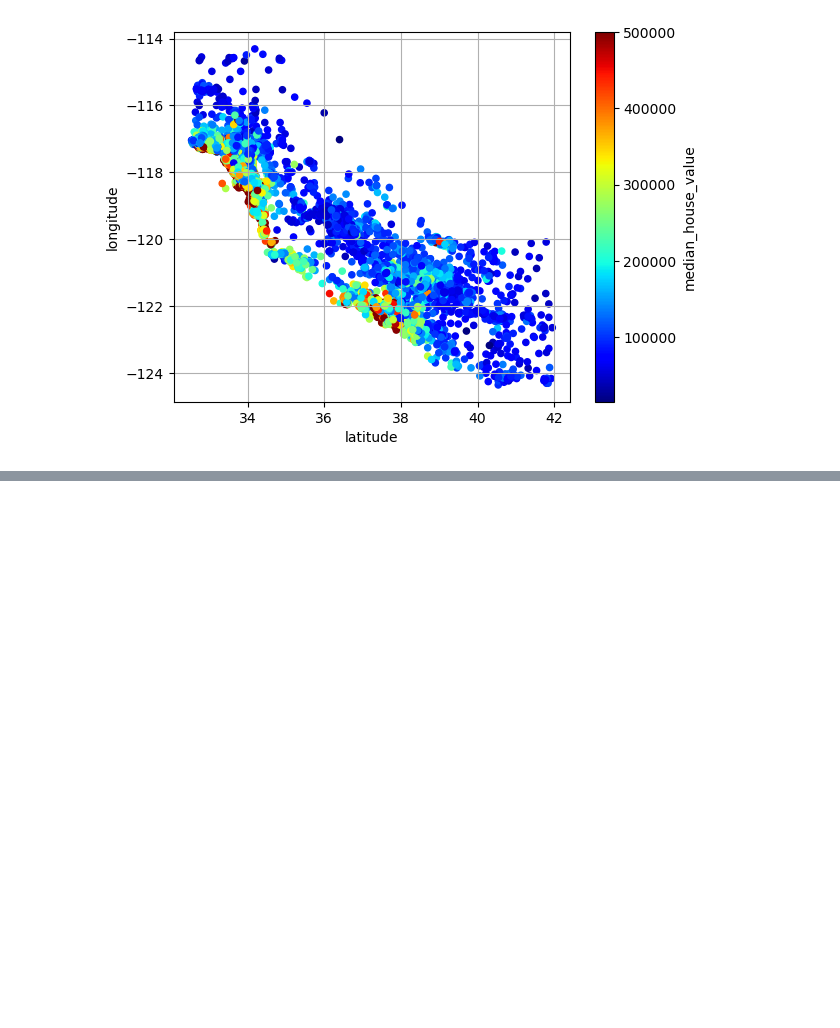
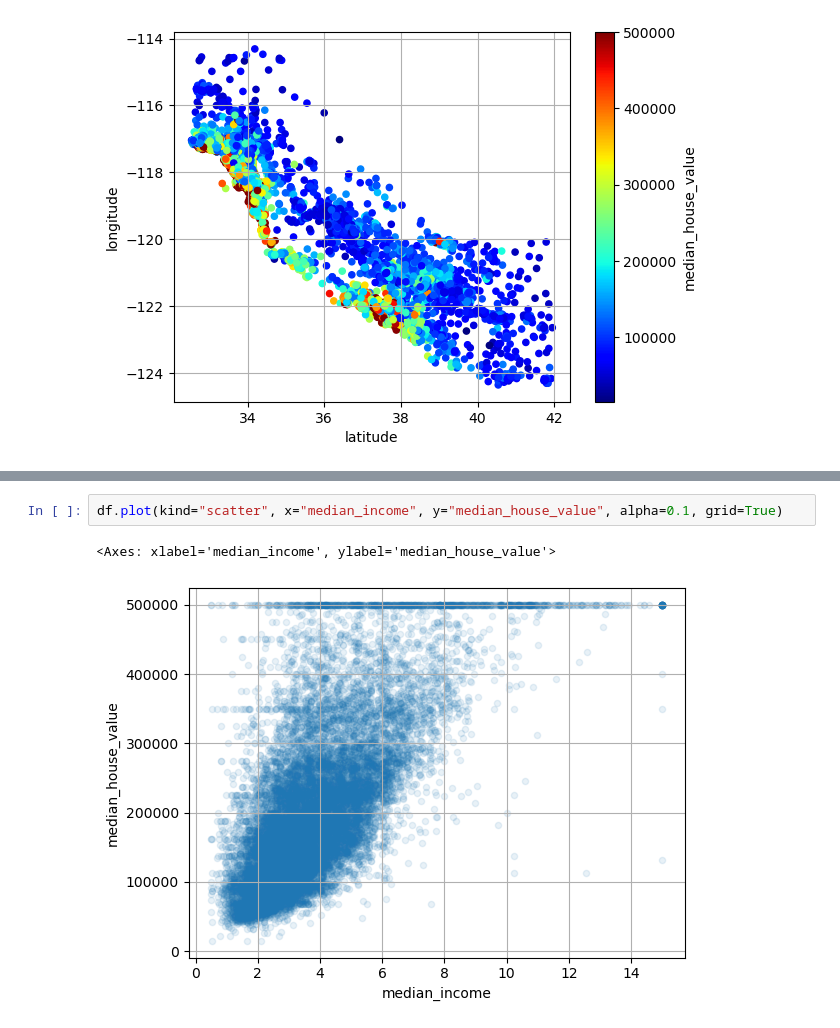
Before and after one commit to sufyan1105/House-Price-Prediction, a Jupyter notebook: visualizing the data.ipynb, the cells around one changed output, grey strips where cells are left out. Cells and saved outputs as stored; diff of their text form; blank space fills up the shorter version.

```diff
--- a/visualizing the data.ipynb
+++ b/visualizing the data.ipynb
@@ -24,0 +49,5 @@ df.plot(kind='scatter',x='latitude',y = 'longitude',grid=True, cmap ='jet', c ='
+# %%
+df.plot(kind="scatter", x="median_income", y="median_house_value", alpha=0.1, grid=True)
+# %% [output]
+<Axes: xlabel='median_income', ylabel='median_house_value'>
+[figure, added]
```
Also changed, not shown: parts of 1 cell of this notebook, 1 other file.
